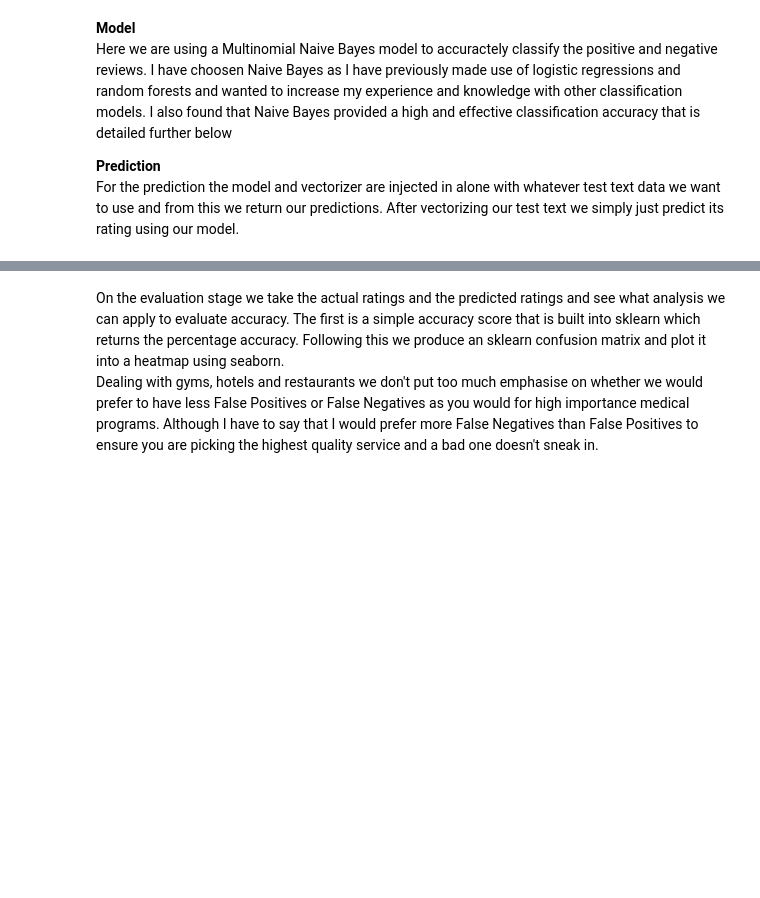
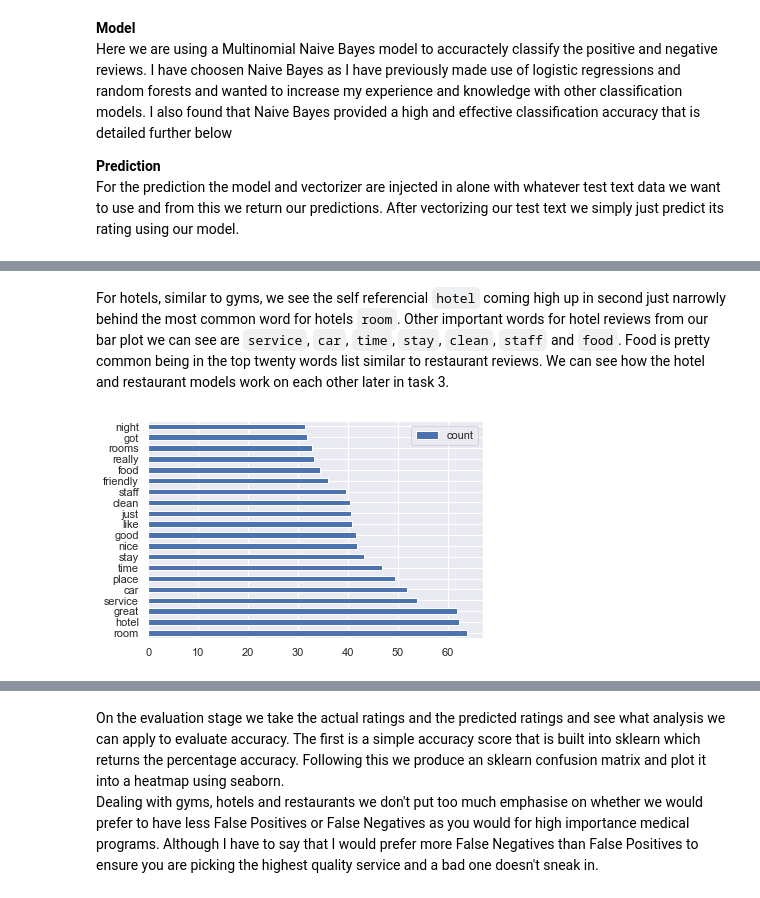
Before and after one commit to RyanJennings1/COMP41680, a Jupyter notebook: COMP41680 Project 2 - 19205824.ipynb, the cells around one changed output, grey strips where cells are left out. Cells and saved outputs as stored; diff of their text form; code cells hidden in the pictures; blank space fills up the shorter version.

```diff
--- a/COMP41680 Project 2 - 19205824.ipynb
+++ b/COMP41680 Project 2 - 19205824.ipynb
@@ -243,0 +267,6 @@ predicted_rest_rating: np.ndarray = generate_prediction(model=rest_model,
+# %% [markdown]
+For hotels, similar to gyms, we see the self referencial `hotel` coming high up in second just narrowly behind the most common word for hotels `room`. Other important words for hotel reviews from our bar plot we can see are `service`, `car`, `time`, `stay`, `clean`, `staff` and `food`. Food is pretty common being in the top twenty words list similar to restaurant reviews. We can see how the hotel and restaurant models work on each other later in task 3.
+# %%
+plot_most_common_words(train_hotel_text, hotel_vec)
+# %% [output]
+[figure, added]
```
Also changed, not shown: parts of 26 cells of this notebook.
